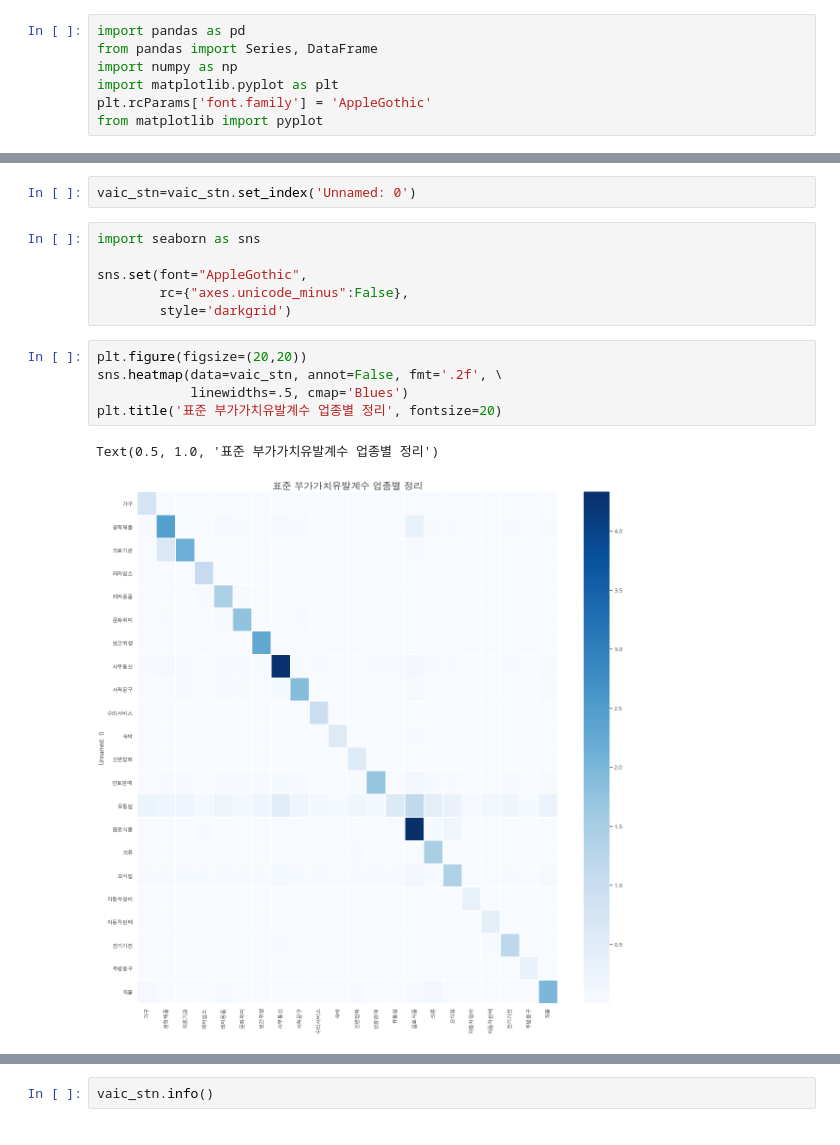
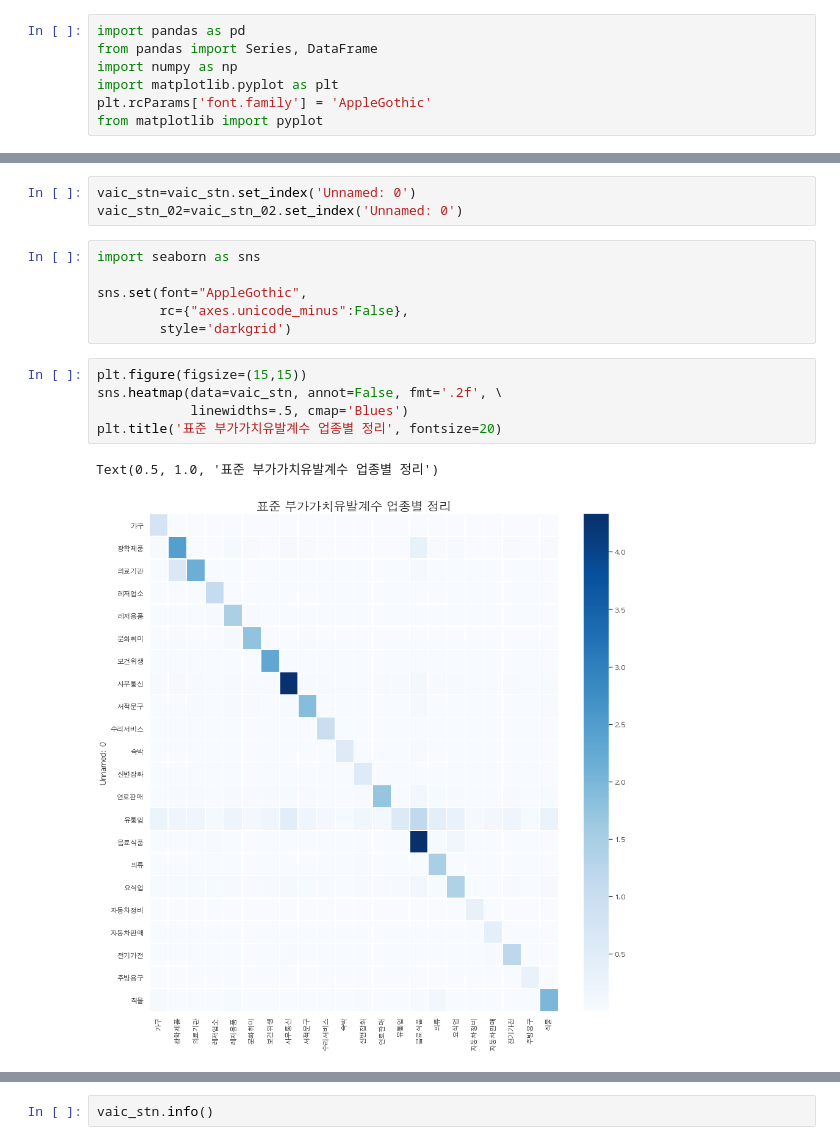
Before and after one commit to leechungpa/mcube, a Jupyter notebook: data/interindustry_analysis/VAIC_overview.ipynb, the cells around one changed output, grey strips where cells are left out. Saved outputs shown, nothing was run; the diff lists cells and outputs as text.

```diff
--- a/data/interindustry_analysis/VAIC_overview.ipynb
+++ b/data/interindustry_analysis/VAIC_overview.ipynb
@@ -31,5 +54,6 @@ vaic_stn
 # %%
 vaic_stn=vaic_stn.set_index('Unnamed: 0')
+vaic_stn_02=vaic_stn_02.set_index('Unnamed: 0')
 # %%
 import seaborn as sns
 
@@ -37,10 +61,10 @@ sns.set(font="AppleGothic",
         rc={"axes.unicode_minus":False},
         style='darkgrid')
 # %%
-plt.figure(figsize=(20,20))
+plt.figure(figsize=(15,15))
 sns.heatmap(data=vaic_stn, annot=False, fmt='.2f', \
             linewidths=.5, cmap='Blues')
 plt.title('표준 부가가치유발계수 업종별 정리', fontsize=20)
 # %% [output]
 Text(0.5, 1.0, '표준 부가가치유발계수 업종별 정리')
-[figure, old version]
+[figure, new version]
```
Also changed, not shown: parts of 3 cells of this notebook.
